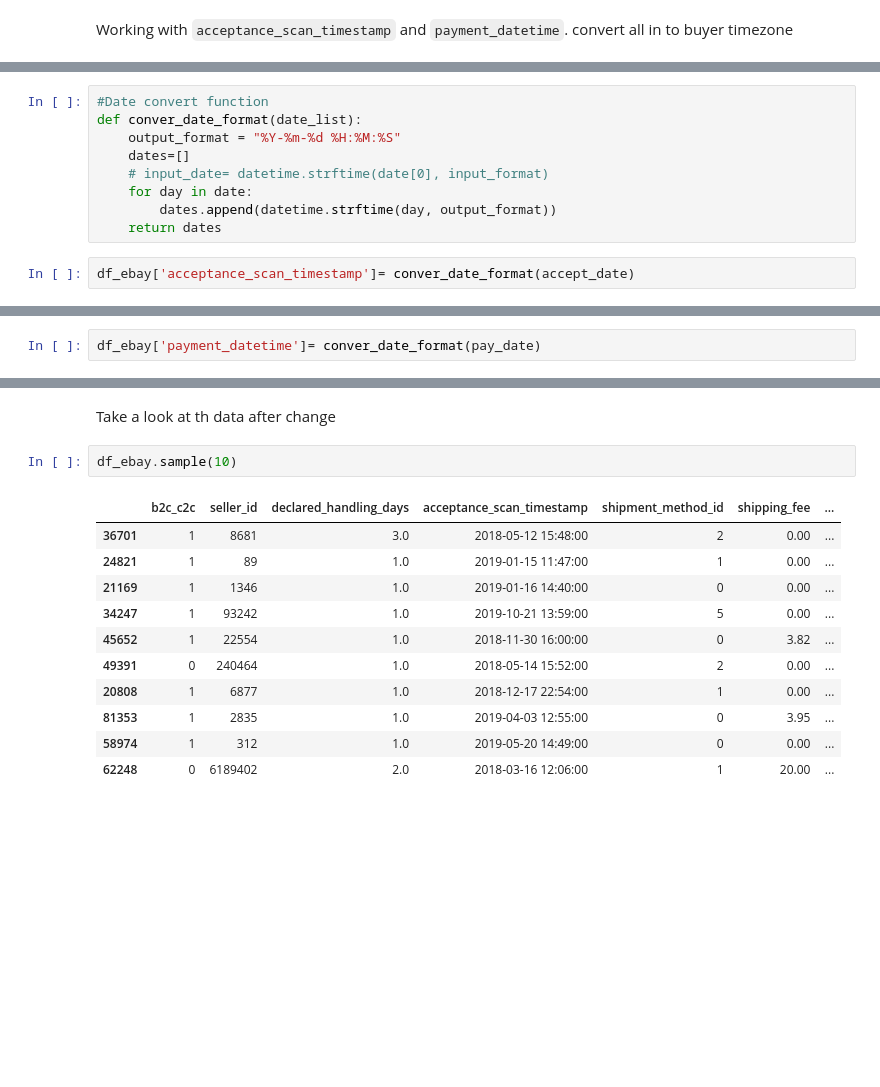
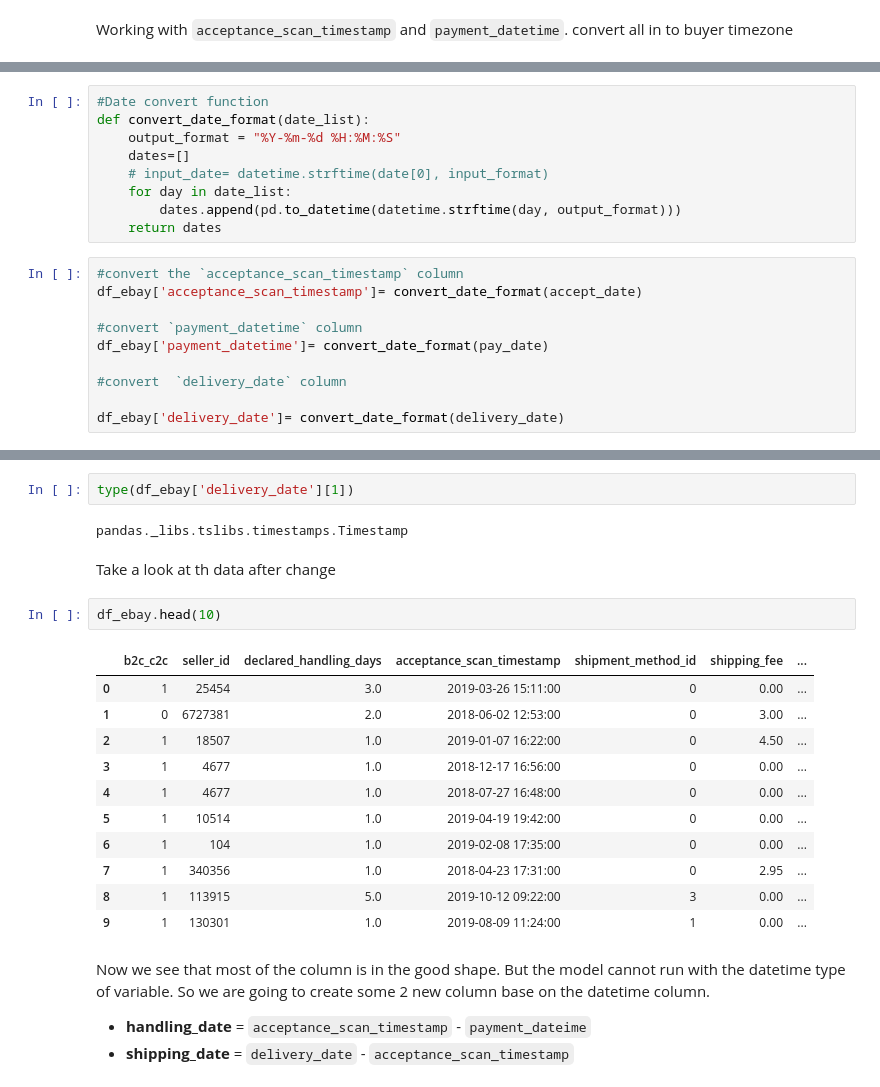
Before and after one commit to henry-vuong/Capstone_Prediction_delivery_time, a Jupyter notebook: notebooks/Ebay data explore.ipynb, the cells around one changed output, grey strips where cells are left out. Drawn from its saved outputs; the diff is of its cells as text; blank space fills up the shorter version.

Commit message:
Adding handling_date, shipping_date columns, drop NA row. Clean finish

```diff
--- a/notebooks/Ebay data explore.ipynb
+++ b/notebooks/Ebay data explore.ipynb
@@ -425,14 +397,22 @@ Name: acceptance_scan_timestamp, Length: 100000, dtype: object
 # %%
 #Date convert function
-def conver_date_format(date_list):
+def convert_date_format(date_list):
     output_format = "%Y-%m-%d %H:%M:%S"
     dates=[]
     # input_date= datetime.strftime(date[0], input_format)
-    for day in date:
-        dates.append(datetime.strftime(day, output_format))
+    for day in date_list:
+        dates.append(pd.to_datetime(datetime.strftime(day, output_format)))
     return dates
-# %%
-df_ebay['acceptance_scan_timestamp']= conver_date_format(accept_date)
+# %%
+#convert the `acceptance_scan_timestamp` column
+df_ebay['acceptance_scan_timestamp']= convert_date_format(accept_date)
+
+#convert `payment_datetime` column
+df_ebay['payment_datetime']= convert_date_format(pay_date)
+
+#convert  `delivery_date` column
+
+df_ebay['delivery_date']= convert_date_format(delivery_date)
 # %%
 df_ebay['acceptance_scan_timestamp']
 # %% [output]
@@ -451,5 +431,3 @@ Name: acceptance_scan_timestamp, Length: 100000, dtype: object
-# %%
-df_ebay['payment_datetime']= conver_date_format(pay_date)
 # %%
 df_ebay['payment_datetime']
 # %% [output]
@@ -468,16 +446,24 @@ Name: payment_datetime, Length: 100000, dtype: object
+# %%
+type(df_ebay['delivery_date'][1])
+# %% [output]
+pandas._libs.tslibs.timestamps.Timestamp
 # %% [markdown]
 Take a look at th data  after change
 # %%
-df_ebay.sample(10)
+df_ebay.head(10)
 # %% [output]
 |  | b2c_c2c | seller_id | declared_handling_days | acceptance_scan_timestamp | shipment_method_id | shipping_fee | ... |
-| 36701 | 1 | 8681 | 3.0 | 2018-05-12 15:48:00 | 2 | 0.00 | ... |
-| 24821 | 1 | 89 | 1.0 | 2019-01-15 11:47:00 | 1 | 0.00 | ... |
-| 21169 | 1 | 1346 | 1.0 | 2019-01-16 14:40:00 | 0 | 0.00 | ... |
-| 34247 | 1 | 93242 | 1.0 | 2019-10-21 13:59:00 | 5 | 0.00 | ... |
-| 45652 | 1 | 22554 | 1.0 | 2018-11-30 16:00:00 | 0 | 3.82 | ... |
-| 49391 | 0 | 240464 | 1.0 | 2018-05-14 15:52:00 | 2 | 0.00 | ... |
-| 20808 | 1 | 6877 | 1.0 | 2018-12-17 22:54:00 | 1 | 0.00 | ... |
-| 81353 | 1 | 2835 | 1.0 | 2019-04-03 12:55:00 | 0 | 3.95 | ... |
-| 58974 | 1 | 312 | 1.0 | 2019-05-20 14:49:00 | 0 | 0.00 | ... |
-| 62248 | 0 | 6189402 | 2.0 | 2018-03-16 12:06:00 | 1 | 20.00 | ... |
+| 0 | 1 | 25454 | 3.0 | 2019-03-26 15:11:00 | 0 | 0.00 | ... |
+| 1 | 0 | 6727381 | 2.0 | 2018-06-02 12:53:00 | 0 | 3.00 | ... |
+| 2 | 1 | 18507 | 1.0 | 2019-01-07 16:22:00 | 0 | 4.50 | ... |
+| 3 | 1 | 4677 | 1.0 | 2018-12-17 16:56:00 | 0 | 0.00 | ... |
+| 4 | 1 | 4677 | 1.0 | 2018-07-27 16:48:00 | 0 | 0.00 | ... |
+| 5 | 1 | 10514 | 1.0 | 2019-04-19 19:42:00 | 0 | 0.00 | ... |
+| 6 | 1 | 104 | 1.0 | 2019-02-08 17:35:00 | 0 | 0.00 | ... |
+| 7 | 1 | 340356 | 1.0 | 2018-04-23 17:31:00 | 0 | 2.95 | ... |
+| 8 | 1 | 113915 | 5.0 | 2019-10-12 09:22:00 | 3 | 0.00 | ... |
+| 9 | 1 | 130301 | 1.0 | 2019-08-09 11:24:00 | 1 | 0.00 | ... |
+# %% [markdown]
+Now we see that most of the column is in the good shape. But the model cannot run with the datetime type of variable. So we are going to create some 2 new column base on the datetime column.
+-   **handling_date** = `acceptance_scan_timestamp` - `payment_dateime`
+-   **shipping_date** = `delivery_date` - `acceptance_scan_timestamp`
```
Also changed, not shown: parts of 33 cells of this notebook, 2 other files.
